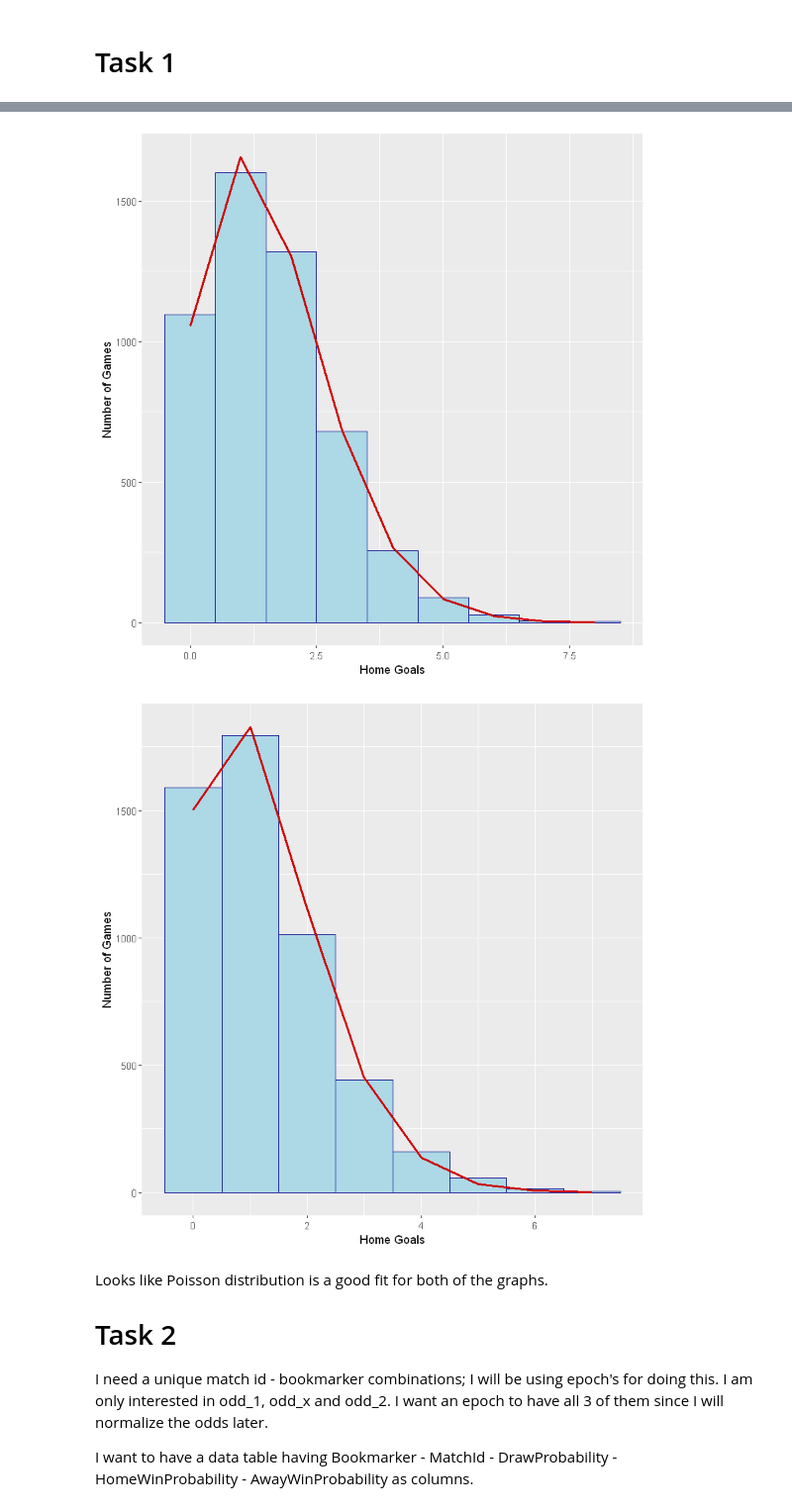
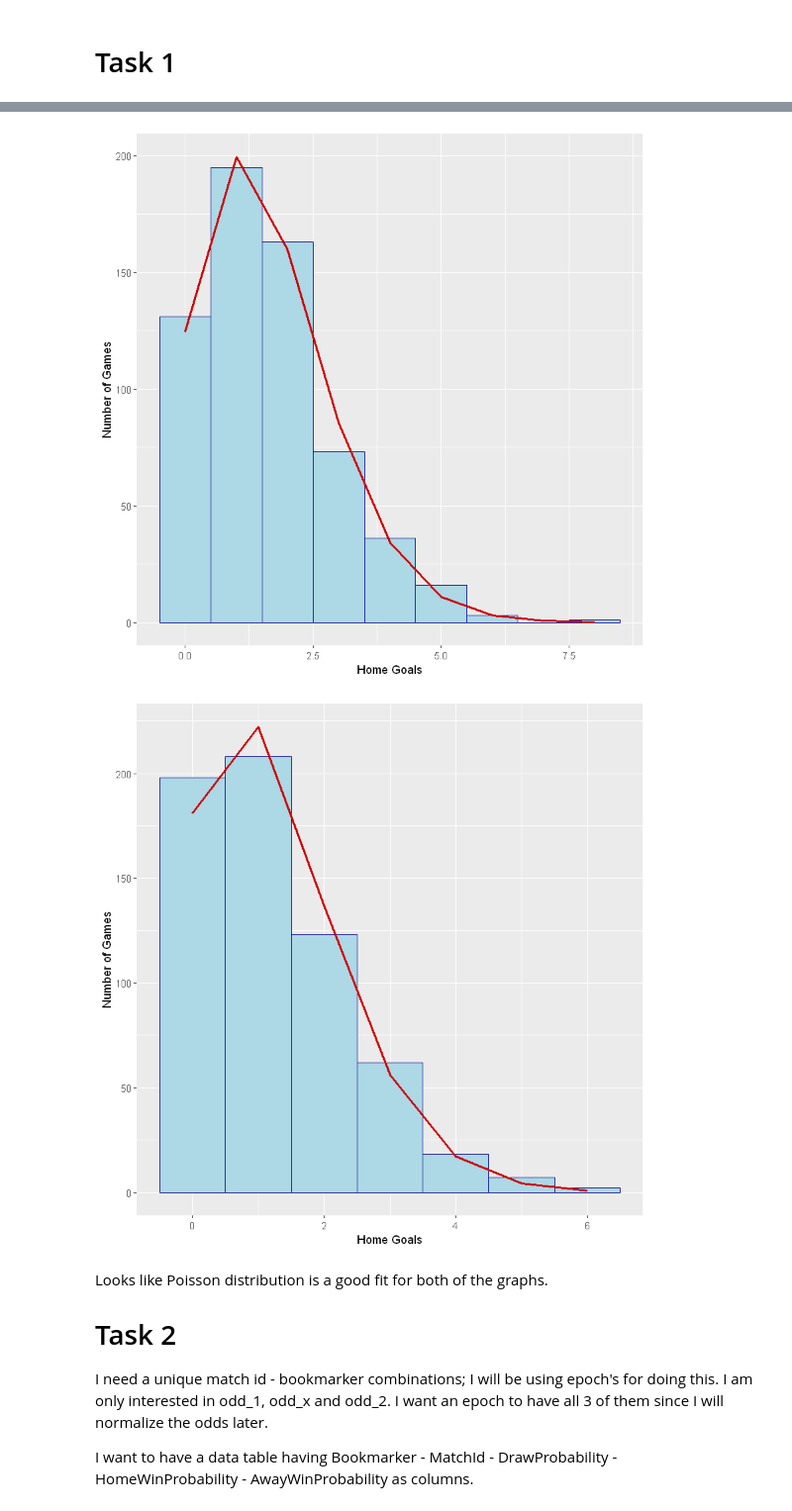
Before and after one commit to BU-IE-582/fall19-erdembanak, a Jupyter notebook: IE582 - HW1.ipynb, the cells around one changed output, grey strips where cells are left out. Shown: that part at 99% size. Saved outputs shown, nothing was run; the diff lists cells and outputs as text; code cells hidden in the pictures.

Commit message:
Premier league filter

```diff
--- a/IE582 - HW1.ipynb
+++ b/IE582 - HW1.ipynb
@@ -9,6 +11,8 @@ booking <- fread("C:/Users/erdem.banak/Documents/IE582/IE582Fall2019_data_files/
 goals <- fread("C:/Users/erdem.banak/Documents/IE582/IE582Fall2019_data_files/goals.csv")
 matches <- fread("C:/Users/erdem.banak/Documents/IE582/IE582Fall2019_data_files/matches.csv")
 stats <- fread("C:/Users/erdem.banak/Documents/IE582/IE582Fall2019_data_files/stats.csv")
+
+matches <- matches[league_id == 148,]
 # %% [markdown]
 # Task 1
 # %%
@@ -34,26 +38,26 @@ ggplot(goals_by_team, aes(x=HomeGoals - AwayGoals)) +
 # %%
 # Tasks 1b
 
 homegoals_mean <- goals_by_team[, mean(HomeGoals)]
 awaygoals_mean <- goals_by_team[, mean(AwayGoals)]
 scale <- nrow(goals_by_team)
 
-values <- nrow(goals_by_team[, .N, HomeGoals])
+values <- max(goals_by_team[, HomeGoals]) + 1
 ggplot(goals_by_team, aes(x = HomeGoals)) +
   geom_histogram(color="darkblue", fill="lightblue", binwidth = 1) +
   labs(x="Home Goals", y = "Number of Games") +
   stat_function(fun = function(x) dpois(x, lambda = homegoals_mean) * 1 * scale,
                 color = "red3", size = 1, n = values)
 
-values <- nrow(goals_by_team[, .N, AwayGoals])
+values <- max(goals_by_team[, AwayGoals]) + 1
 ggplot(goals_by_team, aes(x = AwayGoals)) +
   geom_histogram(color="darkblue", fill="lightblue", binwidth = 1) +
   labs(x="Home Goals", y = "Number of Games") +
   stat_function(fun = function(x) dpois(x, lambda = awaygoals_mean) * 1 * scale,
                 color = "red3", size = 1, n = values)
 # %% [output]
-[figure, old version]
+[figure, new version]
-[figure, old version]
+[figure, new version]
 # %% [markdown]
 Looks like Poisson distribution is a good fit for both of the graphs.
 
```
Also changed, not shown: parts of 7 cells of this notebook, 1 other file.
